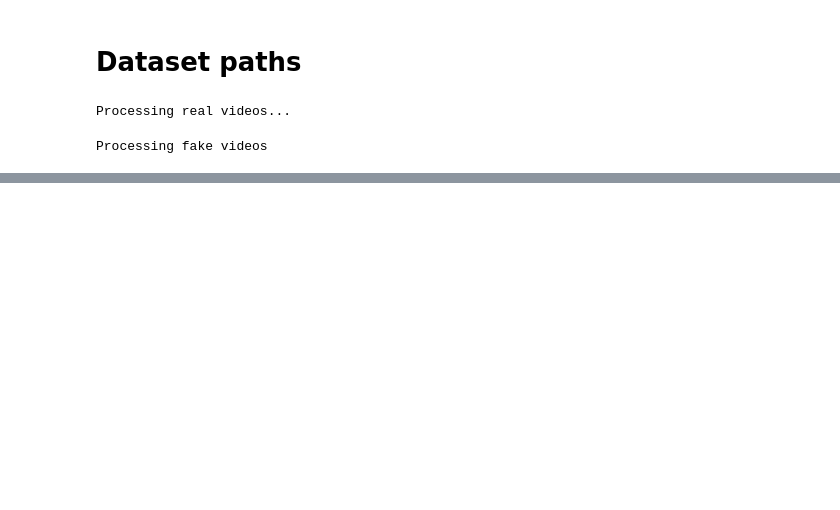
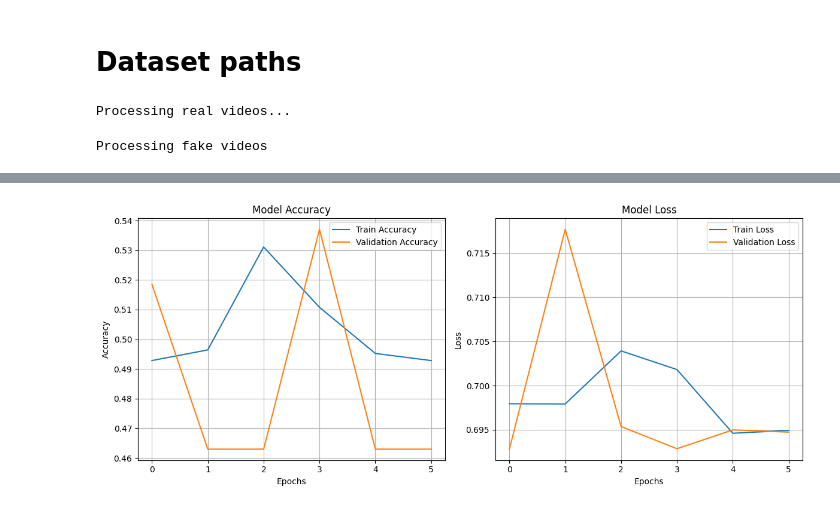
Before and after one commit to saadyaq/ubiquitous-garbanzo, a Jupyter notebook: forensics-dataset.ipynb, the cells around one changed output, grey strips where cells are left out. Cells and saved outputs as stored; diff of their text form; code cells hidden in the pictures; blank space fills up the shorter version.

```diff
--- a/forensics-dataset.ipynb
+++ b/forensics-dataset.ipynb
@@ -78,0 +209,7 @@ Processing fake videos
+# %%
+model.compile(
+    optimizer=tf.keras.optimizers.Adam(learning_rate=0.01),
+    loss='binary_crossentropy',
+    metrics=['accuracy']
+)
+print(model.summary())
@@ -78,0 +262,5 @@ Processing fake videos
+# %%
+%%time
+import warnings
+warnings.filterwarnings("ignore")
+history=model.fit(X_train_augmented,y_train_augmented,validation_data=(X_val,y_val),epochs=50,batch_size=10,callbacks=[checkpoint,lr_scheduler,early_stopping])
@@ -78,0 +350,77 @@ Processing fake videos
+# %%
+import matplotlib.pyplot as plt
+from sklearn.metrics import confusion_matrix, classification_report
+import seaborn as sns
+import numpy as np
+
+# Plot accuracy and loss graphs
+def plot_training_history(history):
+    # Accuracy
+    plt.figure(figsize=(12, 5))
+    plt.subplot(1, 2, 1)
+    plt.plot(history.history['accuracy'], label='Train Accuracy')
+    plt.plot(history.history['val_accuracy'], label='Validation Accuracy')
+    plt.title('Model Accuracy')
+    plt.xlabel('Epochs')
+    plt.ylabel('Accuracy')
+    plt.legend()
+    plt.grid(True)
+
+    # Loss
+    plt.subplot(1, 2, 2)
+    plt.plot(history.history['loss'], label='Train Loss')
+    plt.plot(history.history['val_loss'], label='Validation Loss')
+    plt.title('Model Loss')
+    plt.xlabel('Epochs')
+    plt.ylabel('Loss')
+    plt.legend()
+    plt.grid(True)
+
+    plt.tight_layout()
+    plt.show()
+
+# Compute confusion matrix
+def plot_confusion_matrix(model, X_test, y_test):
+    # Get predictions - CORRECTION ICI
+    y_pred = model.predict(X_test)
+    y_pred_classes = (y_pred > 0.5).astype(int).flatten()  # Pour sigmoid
+    y_true = y_test  # Déjà en format binaire
+
+    # Compute confusion matrix
+    cm = confusion_matrix(y_true, y_pred_classes)
+    cm_labels = ['Real', 'Fake']
+
+    # Plot confusion matrix
+    plt.figure(figsize=(8, 6))
+    sns.heatmap(cm, annot=True, fmt='d', cmap='Blues',
+                xticklabels=cm_labels, yticklabels=cm_labels)
+    plt.title('Confusion Matrix')
+    plt.xlabel('Predicted Labels')
+    plt.ylabel('True Labels')
+    plt.show()
+
+    # Classification report
+    print("\nClassification Report:")
+    print(classification_report(y_true, y_pred_classes, target_names=cm_labels))
+
+    # Métriques détaillées
+    print(f"\nConfusion Matrix Details:")
+    print(f"True Negatives (Real as Real): {cm[0,0]}")
+    print(f"False Positives (Real as Fake): {cm[0,1]}")
+    print(f"False Negatives (Fake as Real): {cm[1,0]}")
+    print(f"True Positives (Fake as Fake): {cm[1,1]}")
+
+    return cm
+
+# Plot training history
+plot_training_history(history)
+
+# Plot confusion matrix
+cm = plot_confusion_matrix(model, X_test, y_test)
+
+# Affiche les résultats finaux
+test_loss, test_acc = model.evaluate(X_test, y_test, verbose=0)
+print(f"\nFinal Test Accuracy: {test_acc:.4f}")
+print(f"Final Test Loss: {test_loss:.4f}")
+# %% [output]
+[figure, added]
```
Also changed, not shown: parts of 11 cells of this notebook.
